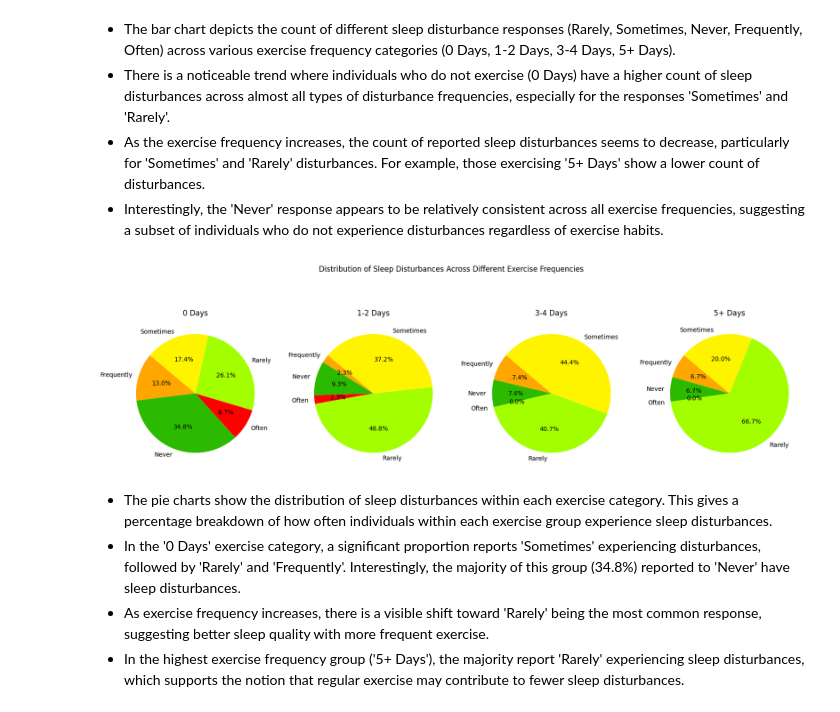
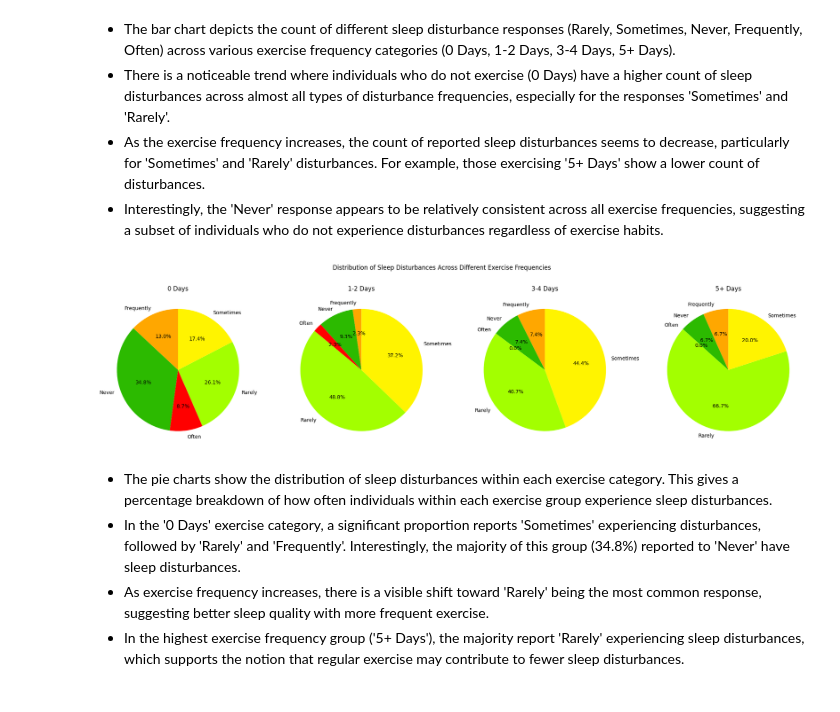
Before and after one commit to johnkimtech/sleep, a Jupyter notebook: desc_stat_visualize.ipynb, the cells around one changed output. Cells and saved outputs as stored; diff of their text form; code cells hidden in the pictures.

```diff
--- a/desc_stat_visualize.ipynb
+++ b/desc_stat_visualize.ipynb
@@ -342,21 +342,21 @@ plt.show()
 # %%
 # Preparing the data for pie charts
 exercise_disturbance_counts = df.groupby(['Exercise Days/Week', 'Sleep Disturbances']).size().unstack().fillna(0)
 
 # Number of exercise categories
 num_categories = exercise_disturbance_counts.shape[0]
 
 # Creating pie charts for each exercise group
-fig, axes = plt.subplots(1, num_categories, figsize=(20, 6))
-
+fig, axes = plt.subplots(1, num_categories, figsize=(25, 6))
+legends = ['Rarely', 'Sometimes', 'Never', 'Frequently', 'Often']
 for i, (exercise_category, counts) in enumerate(exercise_disturbance_counts.iterrows()):
-    axes[i].pie(counts, labels=counts.index, autopct='%1.1f%%', startangle=140, colors=['#ffa700', '#2cba00', '#ff0000', '#a3ff00', '#fff400'])
+    axes[i].pie(counts, labels=counts.index, autopct='%1.1f%%', startangle=90, colors=['#ffa700', '#2cba00', '#ff0000', '#a3ff00', '#fff400'], )
     axes[i].set_title(exercise_category)
 
 plt.suptitle('Distribution of Sleep Disturbances Across Different Exercise Frequencies')
 plt.show()
 # %% [output]
-[figure, old version]
+[figure, new version]
 # %% [markdown]
 - The pie charts show the distribution of sleep disturbances within each exercise category. This gives a percentage breakdown of how often individuals within each exercise group experience sleep disturbances.
 - In the '0 Days' exercise category, a significant proportion reports 'Sometimes' experiencing disturbances, followed by 'Rarely' and 'Frequently'. Interestingly, the majority of this group (34.8%) reported to 'Never' have sleep disturbances.
```
Also changed, not shown: parts of 8 cells of this notebook, 2 other files.
